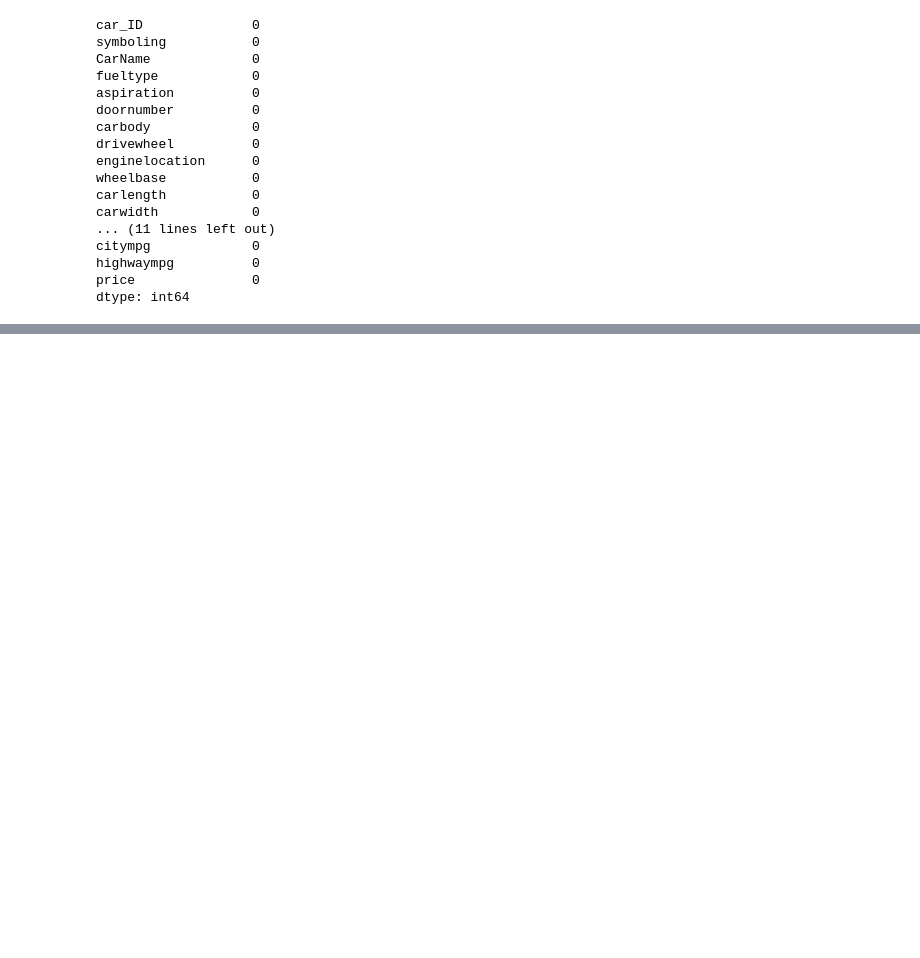
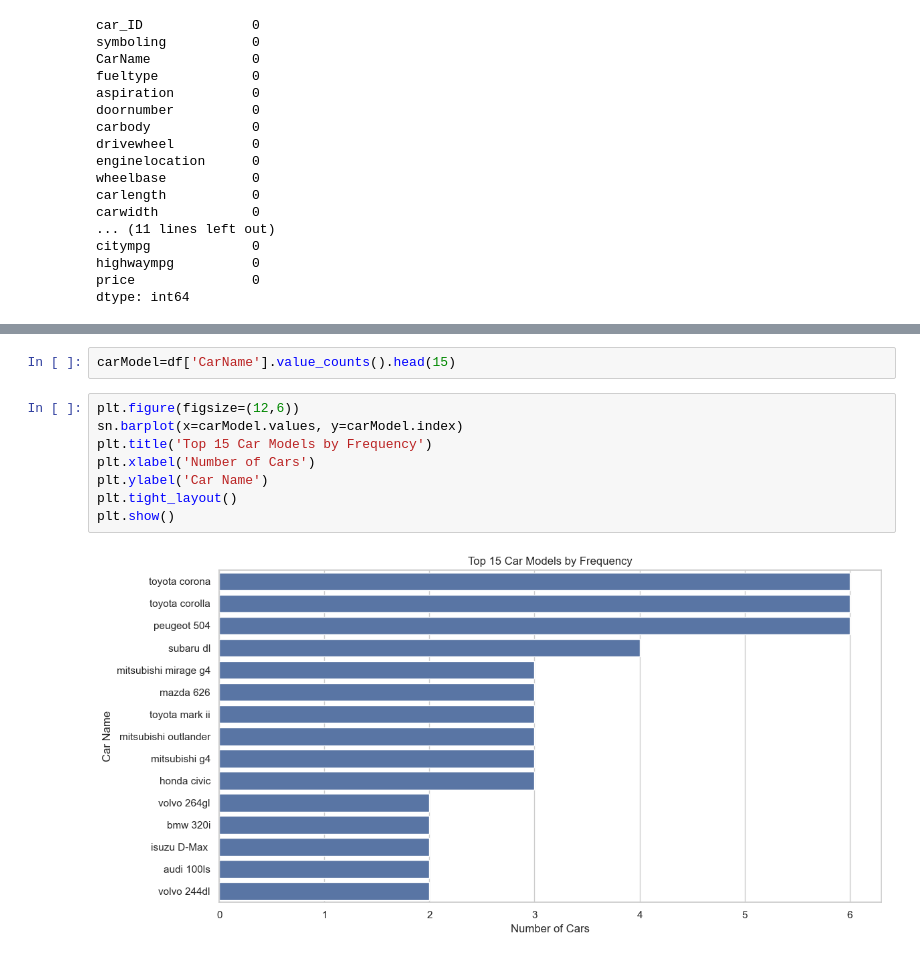
Before and after one commit to Abhineetsahay/LinearRegression, a Jupyter notebook: CarPredict.ipynb, the cells around one changed output, grey strips where cells are left out. Drawn from its saved outputs; the diff is of its cells as text; blank space fills up the shorter version.

```diff
--- a/CarPredict.ipynb
+++ b/CarPredict.ipynb
@@ -56,0 +111,12 @@ X_transformed = column_transformer.fit_transform(X)
+# %%
+carModel=df['CarName'].value_counts().head(15)
+# %%
+plt.figure(figsize=(12,6))
+sn.barplot(x=carModel.values, y=carModel.index)
+plt.title('Top 15 Car Models by Frequency')
+plt.xlabel('Number of Cars')
+plt.ylabel('Car Name')
+plt.tight_layout()
+plt.show()
+# %% [output]
+[figure, added]
```
Also changed, not shown: parts of 15 cells of this notebook.
